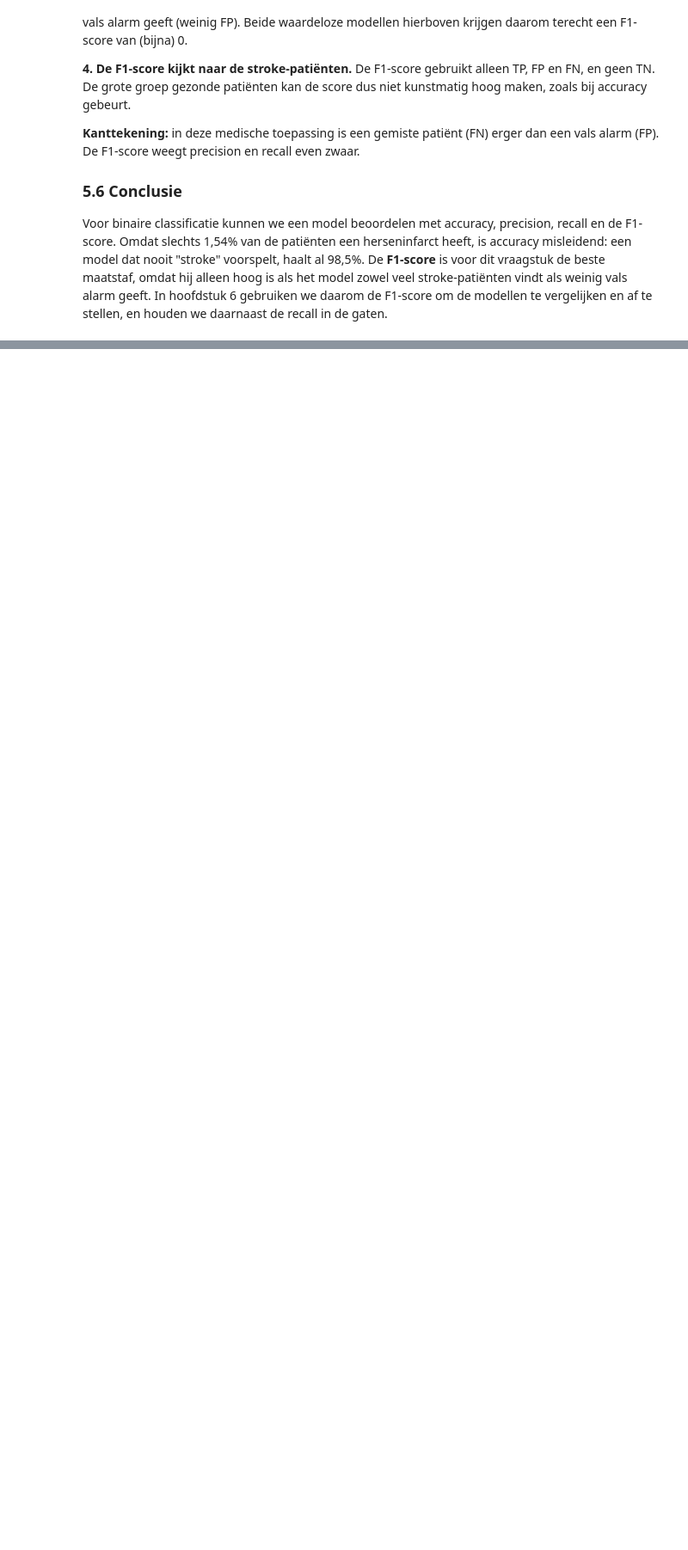
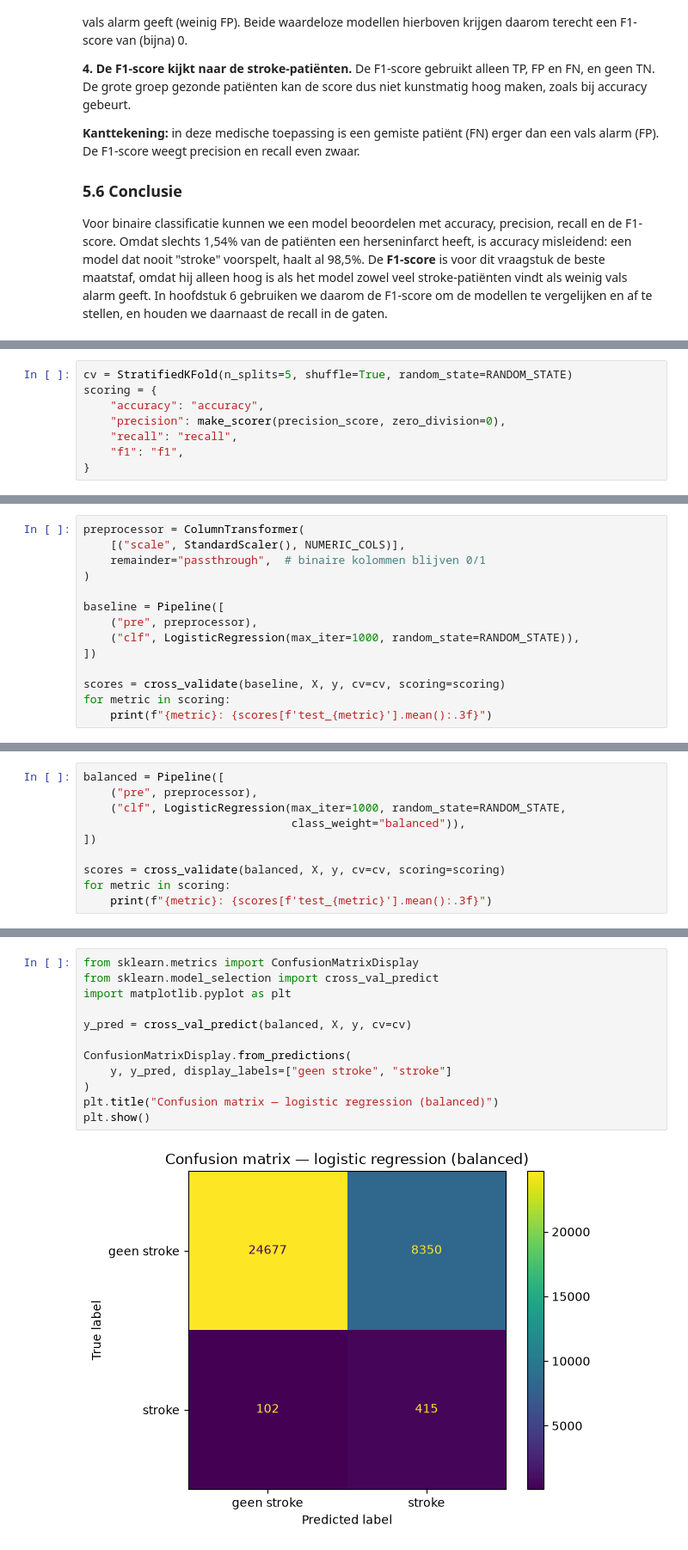
Before and after one commit to Gamal-alsa2026/Predicting-stroke-2026-27, a Jupyter notebook: notebooks/predict_stroke.ipynb, the cells around one changed output, grey strips where cells are left out. Shown at 86% size. Saved outputs shown, nothing was run; the diff lists cells and outputs as text; blank space fills up the shorter version.

Commit message:
Eindnotebook: 6.1 imbalanced en begin 6.3 logistic regression

```diff
--- a/notebooks/predict_stroke.ipynb
+++ b/notebooks/predict_stroke.ipynb
@@ -776,0 +773,8 @@ Voor binaire classificatie kunnen we een model beoordelen met accuracy, precisio
+# %%
+cv = StratifiedKFold(n_splits=5, shuffle=True, random_state=RANDOM_STATE)
+scoring = {
+    "accuracy": "accuracy",
+    "precision": make_scorer(precision_score, zero_division=0),
+    "recall": "recall",
+    "f1": "f1",
+}
@@ -776,0 +809,14 @@ Voor binaire classificatie kunnen we een model beoordelen met accuracy, precisio
+# %%
+preprocessor = ColumnTransformer(
+    [("scale", StandardScaler(), NUMERIC_COLS)],
+    remainder="passthrough",  # binaire kolommen blijven 0/1
+)
+
+baseline = Pipeline([
+    ("pre", preprocessor),
+    ("clf", LogisticRegression(max_iter=1000, random_state=RANDOM_STATE)),
+])
+
+scores = cross_validate(baseline, X, y, cv=cv, scoring=scoring)
+for metric in scoring:
+    print(f"{metric}: {scores[f'test_{metric}'].mean():.3f}")
@@ -776,0 +834,10 @@ Voor binaire classificatie kunnen we een model beoordelen met accuracy, precisio
+# %%
+balanced = Pipeline([
+    ("pre", preprocessor),
+    ("clf", LogisticRegression(max_iter=1000, random_state=RANDOM_STATE,
+                               class_weight="balanced")),
+])
+
+scores = cross_validate(balanced, X, y, cv=cv, scoring=scoring)
+for metric in scoring:
+    print(f"{metric}: {scores[f'test_{metric}'].mean():.3f}")
@@ -776,0 +863,14 @@ Voor binaire classificatie kunnen we een model beoordelen met accuracy, precisio
+# %%
+from sklearn.metrics import ConfusionMatrixDisplay
+from sklearn.model_selection import cross_val_predict
+import matplotlib.pyplot as plt
+
+y_pred = cross_val_predict(balanced, X, y, cv=cv)
+
+ConfusionMatrixDisplay.from_predictions(
+    y, y_pred, display_labels=["geen stroke", "stroke"]
+)
+plt.title("Confusion matrix — logistic regression (balanced)")
+plt.show()
+# %% [output]
+[figure, added]
```
Also changed, not shown: parts of 52 cells of this notebook.
